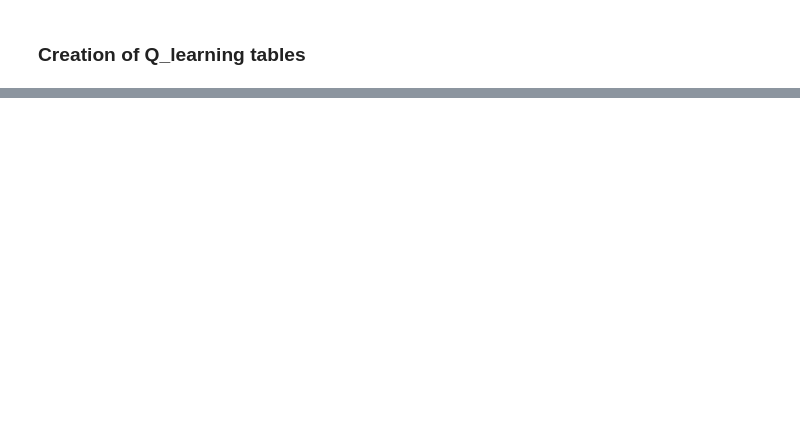
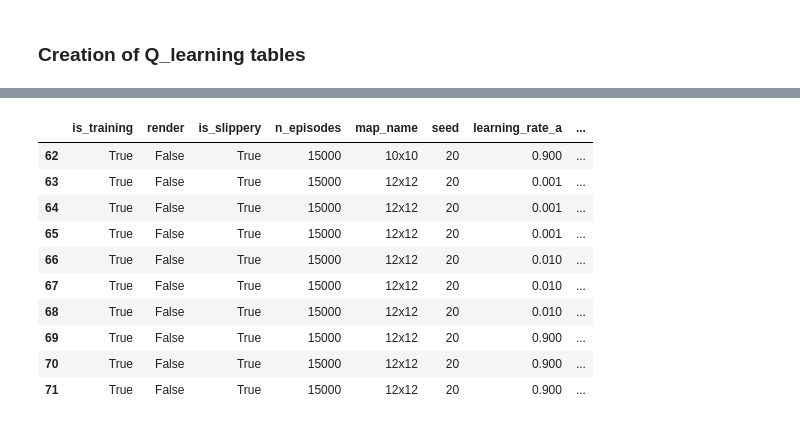
Before and after one commit to rokrajher/UI-seminarska, a Jupyter notebook: Q-learning/main.ipynb, the cells around one changed output, grey strips where cells are left out. Saved outputs shown, nothing was run; the diff lists cells and outputs as text; code cells hidden in the pictures; blank space fills up the shorter version.

```diff
--- a/Q-learning/main.ipynb
+++ b/Q-learning/main.ipynb
@@ -124,0 +125,14 @@ plot_results(df, map_names)
+# %%
+display(df.tail(10))
+# %% [output]
+|  | is_training | render | is_slippery | n_episodes | map_name | seed | learning_rate_a | ... |
+| 62 | True | False | True | 15000 | 10x10 | 20 | 0.900 | ... |
+| 63 | True | False | True | 15000 | 12x12 | 20 | 0.001 | ... |
+| 64 | True | False | True | 15000 | 12x12 | 20 | 0.001 | ... |
+| 65 | True | False | True | 15000 | 12x12 | 20 | 0.001 | ... |
+| 66 | True | False | True | 15000 | 12x12 | 20 | 0.010 | ... |
+| 67 | True | False | True | 15000 | 12x12 | 20 | 0.010 | ... |
+| 68 | True | False | True | 15000 | 12x12 | 20 | 0.010 | ... |
+| 69 | True | False | True | 15000 | 12x12 | 20 | 0.900 | ... |
+| 70 | True | False | True | 15000 | 12x12 | 20 | 0.900 | ... |
+| 71 | True | False | True | 15000 | 12x12 | 20 | 0.900 | ... |
```
Also changed, not shown: parts of 4 cells of this notebook, 4 other files.
